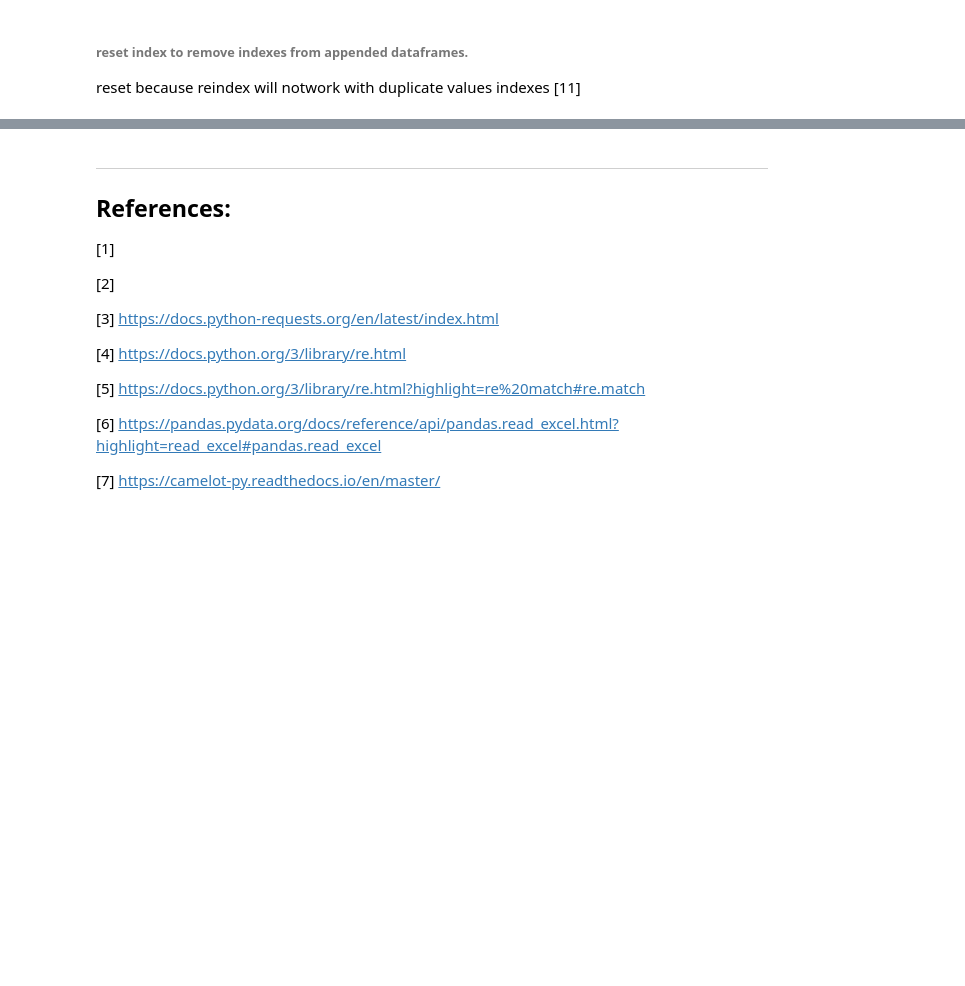
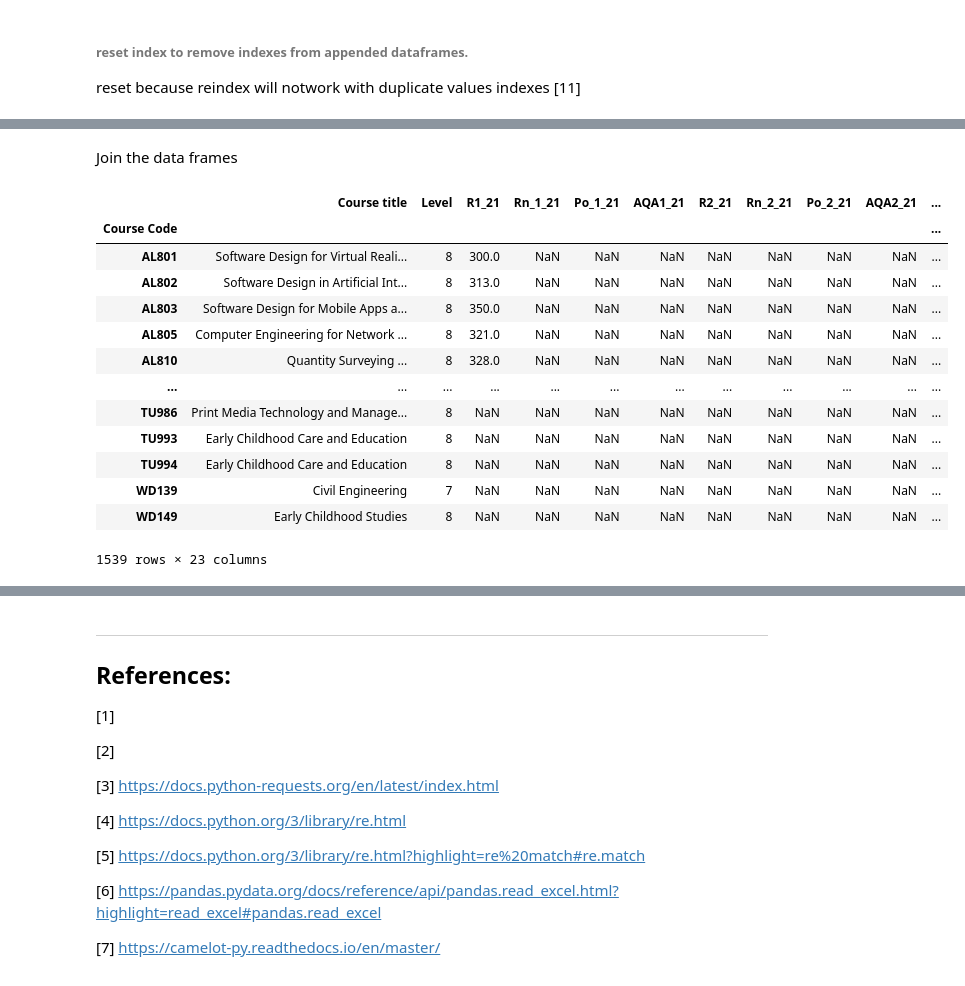
Before and after one commit to Jonish99/Fundamentals-of-Data-Analysis-Assessment, a Jupyter notebook: cao.ipynb, the cells around one changed output, grey strips where cells are left out. Drawn from its saved outputs; the diff is of its cells as text; code cells hidden in the pictures; blank space fills up the shorter version.

```diff
--- a/cao.ipynb
+++ b/cao.ipynb
@@ -475,0 +540,16 @@ display (df.loc[df['Course Code']=='AL861'])
+# %%
+#Get unique course list
+#Create short dataframes
+df2019_sh = df2019[['Course Code','Course title','Level']]
+df2020_sh = df2020[['Course Code','Course title','Level']]
+df2021_sh = df2021[['Course Code','Course title','Level']]
+#display(df2021_sh)
+# %%
+dfs=[df2021_sh,df2020_sh,df2021_sh]
+all_Courses=pd.concat(dfs,ignore_index=True)
+#all_Courses[all_Courses.duplicated(subset=['Course code'])]
+#clean date, remove duplicates on course code
+
+all_Courses.drop_duplicates(subset=['Course Code'],inplace=True,ignore_index=False)
+
+all_Courses
@@ -475,0 +574,29 @@ display (df.loc[df['Course Code']=='AL861'])
+# %% [markdown]
+Join the data frames
+<br>
+# %%
+#Set course code as index - default column to join frame on, makes the code much cleaner.
+df2019.set_index('Course Code',inplace=True)
+df2020.set_index('Course Code',inplace=True)
+df2021.set_index('Course Code',inplace=True)
+all_Courses.set_index('Course Code',inplace=True)
+
+all_Courses=all_Courses.join(df2021[['R1_21','Rn_1_21','Po_1_21','AQA1_21','R2_21','Rn_2_21','Po_2_21','AQA2_21']])
+all_Courses=all_Courses.join(df2020[['R1_20','Rn_1_20','Po_1_20','AQA1_20','R2_20','Rn_2_20','Po_2_20','AQA2_20']])
+all_Courses=all_Courses.join(df2019[['Rn_1_19','Po_1_19','AQA1_19','EOS_2019','Mid_2019']])
+all_Courses
+# %% [output]
+|  | Course title | Level | R1_21 | Rn_1_21 | Po_1_21 | AQA1_21 | R2_21 | Rn_2_21 | Po_2_21 | AQA2_21 | ... |
+| Course Code |  |  |  |  |  |  |  |  |  |  | ... |
+| AL801 | Software Design for Virtual Reali... | 8 | 300.0 | NaN | NaN | NaN | NaN | NaN | NaN | NaN | ... |
+| AL802 | Software Design in Artificial Int... | 8 | 313.0 | NaN | NaN | NaN | NaN | NaN | NaN | NaN | ... |
+| AL803 | Software Design for Mobile Apps a... | 8 | 350.0 | NaN | NaN | NaN | NaN | NaN | NaN | NaN | ... |
+| AL805 | Computer Engineering for Network ... | 8 | 321.0 | NaN | NaN | NaN | NaN | NaN | NaN | NaN | ... |
+| AL810 | Quantity Surveying ... | 8 | 328.0 | NaN | NaN | NaN | NaN | NaN | NaN | NaN | ... |
+| ... | ... | ... | ... | ... | ... | ... | ... | ... | ... | ... | ... |
+| TU986 | Print Media Technology and Manage... | 8 | NaN | NaN | NaN | NaN | NaN | NaN | NaN | NaN | ... |
+| TU993 | Early Childhood Care and Education | 8 | NaN | NaN | NaN | NaN | NaN | NaN | NaN | NaN | ... |
+| TU994 | Early Childhood Care and Education | 8 | NaN | NaN | NaN | NaN | NaN | NaN | NaN | NaN | ... |
+| WD139 | Civil Engineering | 7 | NaN | NaN | NaN | NaN | NaN | NaN | NaN | NaN | ... |
+| WD149 | Early Childhood Studies | 8 | NaN | NaN | NaN | NaN | NaN | NaN | NaN | NaN | ... |
+1539 rows × 23 columns
```
Also changed, not shown: parts of 27 cells of this notebook.
